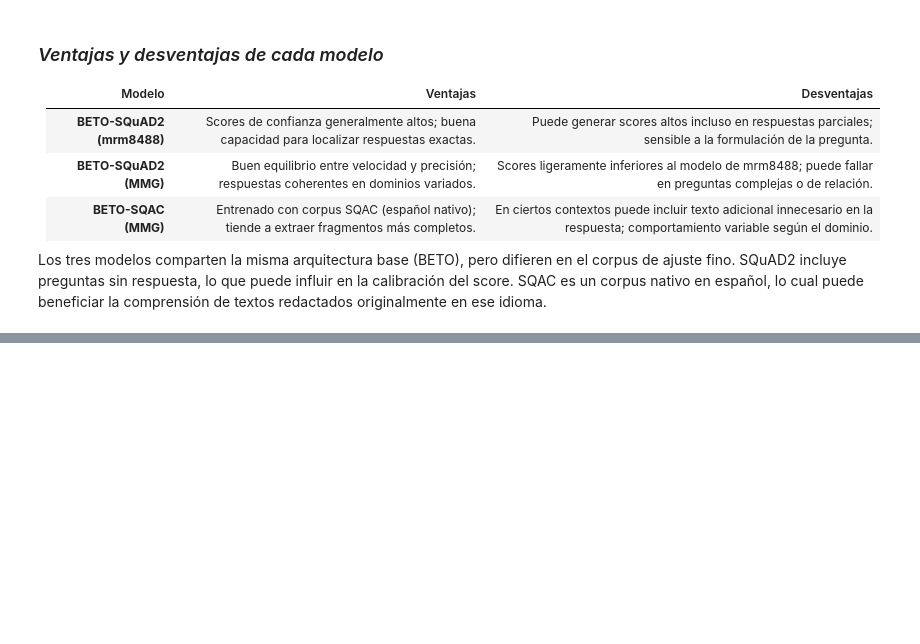
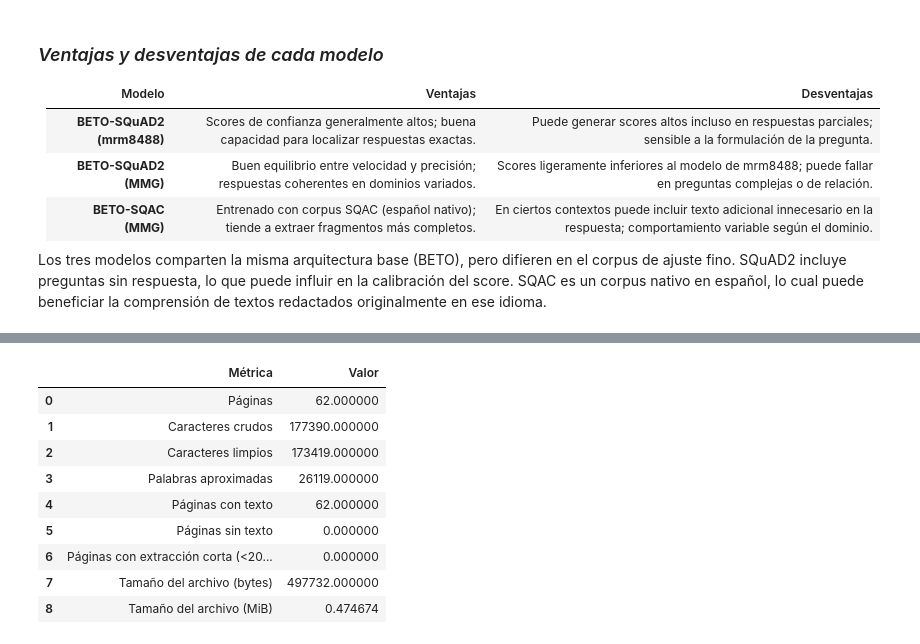
Before and after one commit to abner-rivas/Laboratorio---ML, a Jupyter notebook: laboratorio_ml_qa.ipynb, the cells around one changed output, grey strips where cells are left out. Cells and saved outputs as stored; diff of their text form; code cells hidden in the pictures; blank space fills up the shorter version.

```diff
--- a/laboratorio_ml_qa.ipynb
+++ b/laboratorio_ml_qa.ipynb
@@ -1349,0 +1492,99 @@ Los tres modelos comparten la misma arquitectura base (BETO), pero difieren en e
+# %%
+import pymupdf
+import re
+import pandas as pd
+
+# -------------------------------------------------------
+# Función de limpieza de texto
+# -------------------------------------------------------
+
+def limpiar_texto_pagina(texto):
+    """Aplica limpieza conservadora sin resumir ni reescribir contenido."""
+    texto = texto.replace("\u00ad", "")
+    texto = re.sub(r"(?<=\w)-\s*\n\s*(?=\w)", "", texto)
+    texto = re.sub(r"\s+", " ", texto)
+    return texto.strip()
+
+# -------------------------------------------------------
+# Lectura y procesamiento del PDF
+# -------------------------------------------------------
+paginas_documento = []
+with pymupdf.open(PDF_PATH) as pdf:
+    numero_paginas_pdf = pdf.page_count
+    metadatos_pdf = dict(pdf.metadata)
+    for numero_pagina, pagina in enumerate(pdf, start=1):
+        texto_crudo = pagina.get_text("text")
+        texto_limpio = limpiar_texto_pagina(texto_crudo)
+        paginas_documento.append({
+            "pagina": numero_pagina,
+            "texto_crudo": texto_crudo,
+            "texto": texto_limpio,
+        })
+
+desplazamiento = 0
+for registro_pagina in paginas_documento:
+    registro_pagina["inicio"] = desplazamiento
+    desplazamiento += len(registro_pagina["texto"])
+    registro_pagina["fin"] = desplazamiento
+    desplazamiento += 2  # Separación real usada al unir páginas.
+
+texto_documento = "\n\n".join(
+    registro["texto"] for registro in paginas_documento
+)
+
+
+def pagina_de_posicion(posicion):
+    """Convierte una posición del texto unido en número físico de página."""
+    for registro in paginas_documento:
+        if registro["inicio"] <= posicion <= registro["fin"]:
+            return registro["pagina"]
+    return paginas_documento[-1]["pagina"]
+
+
+paginas_con_texto = [
+    registro["pagina"] for registro in paginas_documento
+    if registro["texto"].strip()
+]
+paginas_sin_texto = [
+    registro["pagina"] for registro in paginas_documento
+    if not registro["texto"].strip()
+]
+paginas_extraccion_corta = [
+    registro["pagina"] for registro in paginas_documento
+    if 0 < len(registro["texto"]) < 200
+]
+tamano_archivo_bytes = PDF_PATH.stat().st_size
+estadisticas_documento = {
+    "Páginas": numero_paginas_pdf,
+    "Caracteres crudos": sum(len(p["texto_crudo"]) for p in paginas_documento),
+    "Caracteres limpios": len(texto_documento),
+    "Palabras aproximadas": len(texto_documento.split()),
+    "Páginas con texto": len(paginas_con_texto),
+    "Páginas sin texto": len(paginas_sin_texto),
+    "Páginas con extracción corta (<200 caracteres)": len(paginas_extraccion_corta),
+    "Tamaño del archivo (bytes)": tamano_archivo_bytes,
+    "Tamaño del archivo (MiB)": tamano_archivo_bytes / (1024 ** 2),
+}
+
+assert numero_paginas_pdf == 62
+assert len(paginas_con_texto) == numero_paginas_pdf
+assert not paginas_sin_texto
+assert not paginas_extraccion_corta
+assert len(texto_documento) > 100_000
+
+tabla_estadisticas_documento = pd.DataFrame(
+    estadisticas_documento.items(),
+    columns=["Métrica", "Valor"],
+)
+display(tabla_estadisticas_documento)
+# %% [output]
+|  | Métrica | Valor |
+| 0 | Páginas | 62.000000 |
+| 1 | Caracteres crudos | 177390.000000 |
+| 2 | Caracteres limpios | 173419.000000 |
+| 3 | Palabras aproximadas | 26119.000000 |
+| 4 | Páginas con texto | 62.000000 |
+| 5 | Páginas sin texto | 0.000000 |
+| 6 | Páginas con extracción corta (<20... | 0.000000 |
+| 7 | Tamaño del archivo (bytes) | 497732.000000 |
+| 8 | Tamaño del archivo (MiB) | 0.474674 |
```
Also changed, not shown: parts of 15 cells of this notebook, 1 other file.
